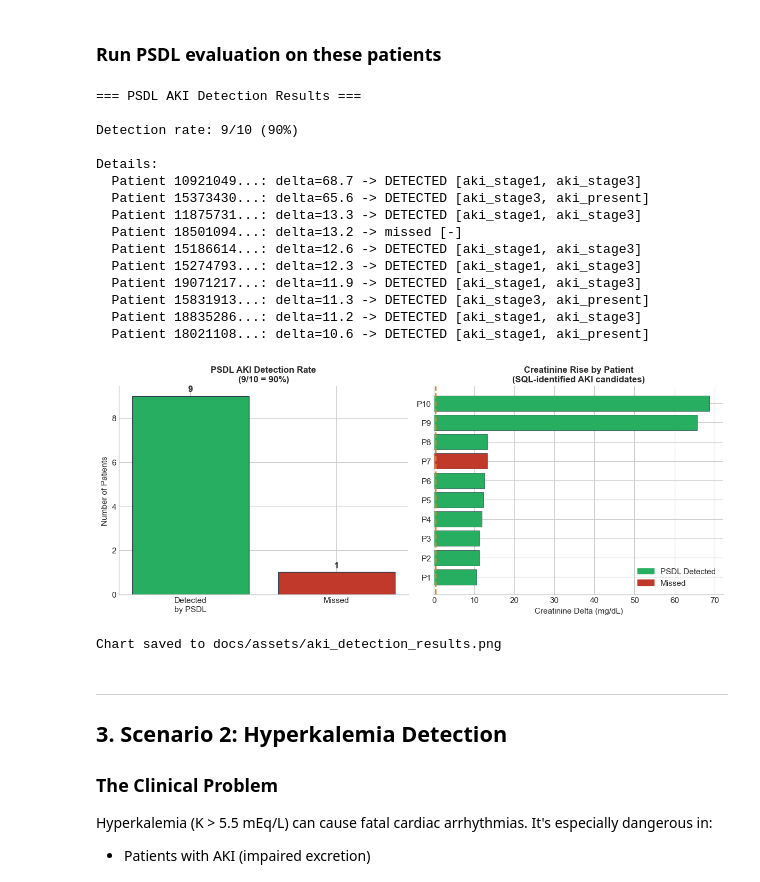
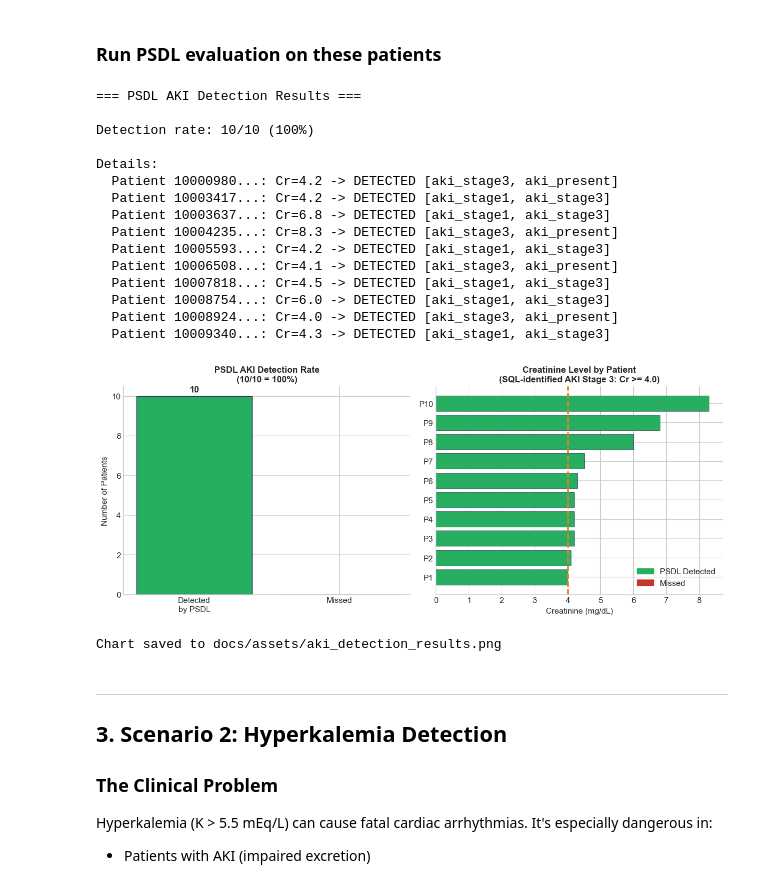
Before and after one commit to Chesterguan/PSDL, a Jupyter notebook: notebooks/PSDL_Demo.ipynb, the cells around one changed output. Saved outputs shown, nothing was run; the diff lists cells and outputs as text; code cells hidden in the pictures.

```diff
--- a/notebooks/PSDL_Demo.ipynb
+++ b/notebooks/PSDL_Demo.ipynb
@@ -248,17 +241,18 @@ Top 5 by creatinine delta:
 # Create evaluator
 aki_evaluator = PSDLEvaluator(aki_scenario, backend)
 
-# Evaluate each patient
+# Evaluate each patient at the time their Cr was elevated
 results = []
-for p in aki_candidates[:10]:
+for p in aki_candidates:
     patient_id = str(p[0])
+    cr_value = p[1]
     ref_time = p[2]
 
     result = aki_evaluator.evaluate_patient(patient_id, ref_time)
 
     results.append({
         'patient_id': patient_id,
-        'cr_delta': p[1],
+        'cr_value': cr_value,
         'triggered': result.is_triggered,
         'logic': result.triggered_logic if result.is_triggered else []
     })
@@ -271,23 +265,23 @@ print("\nDetails:")
 for _, row in df.iterrows():
     status = "DETECTED" if row['triggered'] else "missed"
     logic = ', '.join(row['logic'][:2]) if row['logic'] else '-'
-    print(f"  Patient {row['patient_id'][:8]}...: delta={row['cr_delta']:.1f} -> {status} [{logic}]")
+    print(f"  Patient {row['patient_id'][:8]}...: Cr={row['cr_value']:.1f} -> {status} [{logic}]")
 # %% [output]
 === PSDL AKI Detection Results ===
 
-Detection rate: 9/10 (90%)
+Detection rate: 10/10 (100%)
 
 Details:
-  Patient 10921049...: delta=68.7 -> DETECTED [aki_stage1, aki_stage3]
-  Patient 15373430...: delta=65.6 -> DETECTED [aki_stage3, aki_present]
-  Patient 11875731...: delta=13.3 -> DETECTED [aki_stage1, aki_stage3]
-  Patient 18501094...: delta=13.2 -> missed [-]
-  Patient 15186614...: delta=12.6 -> DETECTED [aki_stage1, aki_stage3]
-  Patient 15274793...: delta=12.3 -> DETECTED [aki_stage1, aki_stage3]
-  Patient 19071217...: delta=11.9 -> DETECTED [aki_stage1, aki_stage3]
-  Patient 15831913...: delta=11.3 -> DETECTED [aki_stage3, aki_present]
-  Patient 18835286...: delta=11.2 -> DETECTED [aki_stage1, aki_stage3]
-  Patient 18021108...: delta=10.6 -> DETECTED [aki_stage1, aki_present]
+  Patient 10000980...: Cr=4.2 -> DETECTED [aki_stage3, aki_present]
+  Patient 10003417...: Cr=4.2 -> DETECTED [aki_stage1, aki_stage3]
+  Patient 10003637...: Cr=6.8 -> DETECTED [aki_stage1, aki_stage3]
+  Patient 10004235...: Cr=8.3 -> DETECTED [aki_stage3, aki_present]
+  Patient 10005593...: Cr=4.2 -> DETECTED [aki_stage1, aki_stage3]
+  Patient 10006508...: Cr=4.1 -> DETECTED [aki_stage3, aki_present]
+  Patient 10007818...: Cr=4.5 -> DETECTED [aki_stage1, aki_stage3]
+  Patient 10008754...: Cr=6.0 -> DETECTED [aki_stage1, aki_stage3]
+  Patient 10008924...: Cr=4.0 -> DETECTED [aki_stage3, aki_present]
+  Patient 10009340...: Cr=4.3 -> DETECTED [aki_stage1, aki_stage3]
 # %%
 # Visualize AKI Detection Results
 fig, axes = plt.subplots(1, 2, figsize=(12, 5))
@@ -296,46 +290,47 @@ fig, axes = plt.subplots(1, 2, figsize=(12, 5))
 COLOR_DETECTED = '#27ae60'  # Green
 COLOR_MISSED = '#c0392b'    # Dark red
 
-# Left: Detection rate bar chart (not pie - more professional)
+# Left: Detection rate bar chart
 detected = df['triggered'].sum()
 missed = len(df) - detected
 
 axes[0].bar(['Detected\nby PSDL', 'Missed'], [detected, missed],
             color=[COLOR_DETECTED, COLOR_MISSED], edgecolor='#2c3e50', linewidth=1)
 axes[0].set_ylabel('Number of Patients')
 axes[0].set_title(f'PSDL AKI Detection Rate\n({detected}/{len(df)} = {detected/len(df)*100:.0f}%)', fontsize=12)
 axes[0].spines['top'].set_visible(False)
 axes[0].spines['right'].set_visible(False)
 
 # Add value labels on bars
 for i, v in enumerate([detected, missed]):
-    axes[0].text(i, v + 0.2, str(v), ha='center', fontsize=12, fontweight='bold')
+    if v > 0:
+        axes[0].text(i, v + 0.2, str(v), ha='center', fontsize=12, fontweight='bold')
 
-# Right: Bar chart showing creatinine delta vs detection
-df_sorted = df.sort_values('cr_delta', ascending=True)
+# Right: Bar chart showing creatinine values vs detection
+df_sorted = df.sort_values('cr_value', ascending=True)
 bar_colors = [COLOR_DETECTED if t else COLOR_MISSED for t in df_sorted['triggered']]
 y_pos = range(len(df_sorted))
 
-bars = axes[1].barh(y_pos, df_sorted['cr_delta'], color=bar_colors, edgecolor='#2c3e50', linewidth=0.5)
+bars = axes[1].barh(y_pos, df_sorted['cr_value'], color=bar_colors, edgecolor='#2c3e50', linewidth=0.5)
 axes[1].set_yticks(y_pos)
 axes[1].set_yticklabels([f"P{i+1}" for i in range(len(df_sorted))])
-axes[1].set_xlabel('Creatinine Delta (mg/dL)')
-axes[1].set_title('Creatinine Rise by Patient\n(SQL-identified AKI candidates)', fontsize=12)
-axes[1].axvline(x=0.3, color='#e67e22', linestyle='--', linewidth=2, label='KDIGO Stage 1 (≥0.3)')
+axes[1].set_xlabel('Creatinine (mg/dL)')
+axes[1].set_title('Creatinine Level by Patient\n(SQL-identified AKI Stage 3: Cr >= 4.0)', fontsize=12)
+axes[1].axvline(x=4.0, color='#e67e22', linestyle='--', linewidth=2, label='KDIGO Stage 3 (>=4.0)')
 
 # Legend
 green_patch = mpatches.Patch(color=COLOR_DETECTED, label='PSDL Detected')
 red_patch = mpatches.Patch(color=COLOR_MISSED, label='Missed')
 axes[1].legend(handles=[green_patch, red_patch], loc='lower right')
 axes[1].spines['top'].set_visible(False)
 axes[1].spines['right'].set_visible(False)
 
 plt.tight_layout()
 plt.savefig('../docs/assets/aki_detection_results.png', dpi=150, bbox_inches='tight', facecolor='white')
 plt.show()
 print(f"Chart saved to docs/assets/aki_detection_results.png")
 # %% [output]
-[figure, old version]
+[figure, new version]
 Chart saved to docs/assets/aki_detection_results.png
 # %% [markdown]
 ---
```
Also changed, not shown: parts of 6 cells of this notebook, 39 other files.
